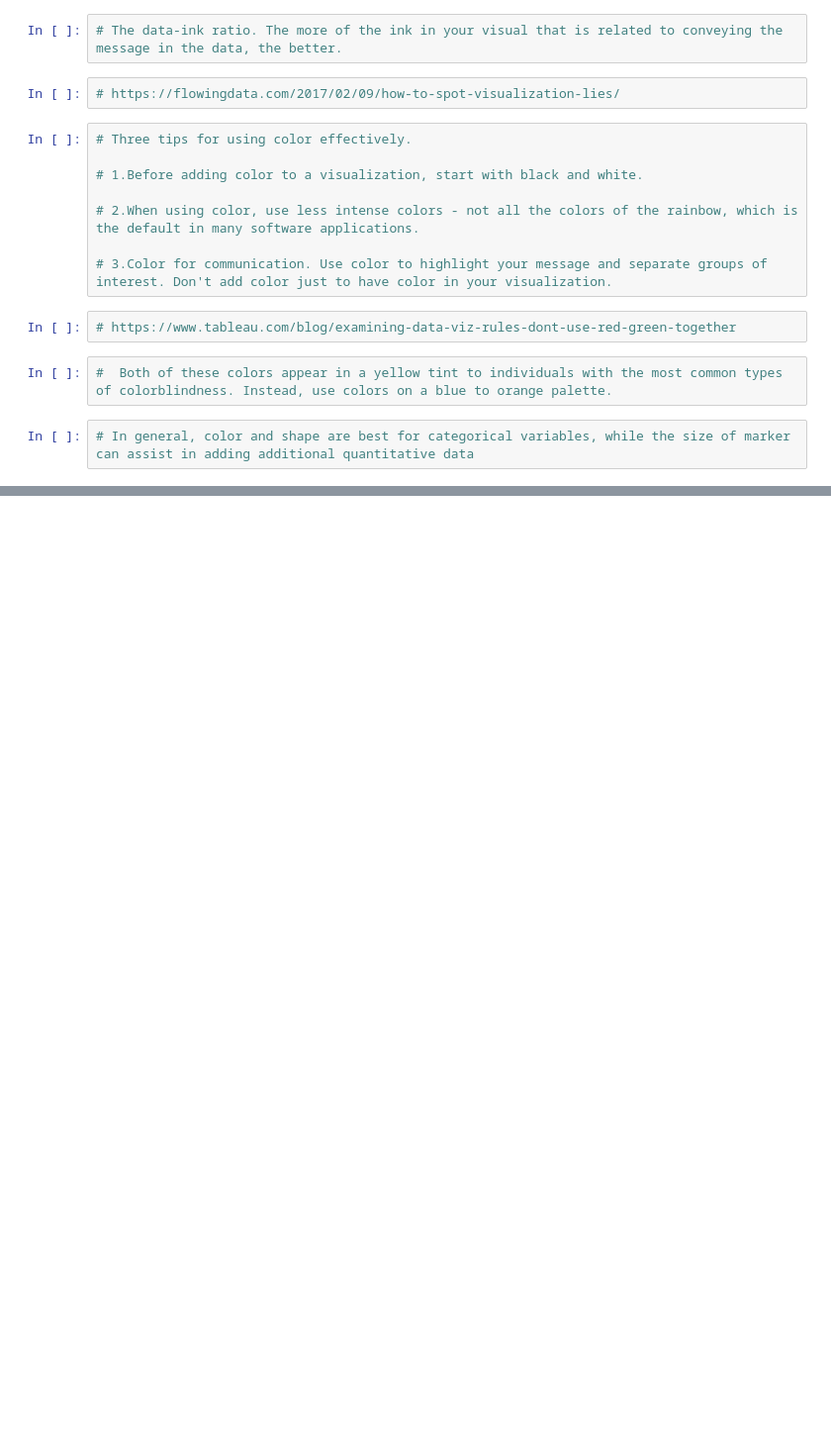
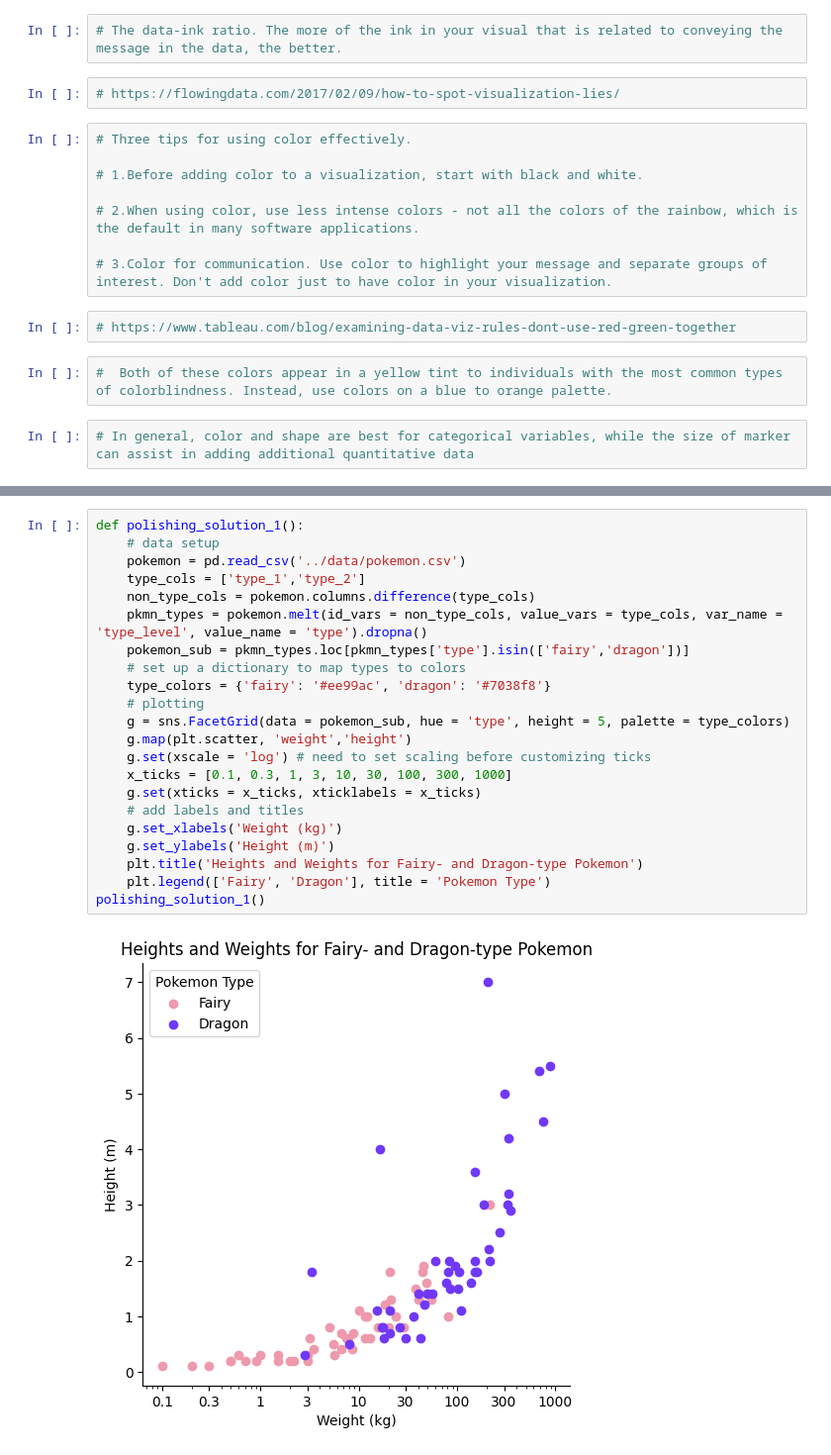
Before and after one commit to PotapenkoOleg/ai-notebooks, a Jupyter notebook: ai_notebooks/matplotlib/matploylib0.ipynb, the cells around one changed output, grey strips where cells are left out. Shown at 99% size. Saved outputs shown, nothing was run; the diff lists cells and outputs as text; blank space fills up the shorter version.

```diff
--- a/ai_notebooks/matplotlib/matploylib0.ipynb
+++ b/ai_notebooks/matplotlib/matploylib0.ipynb
@@ -68,0 +120,24 @@ import seaborn as sns
+# %%
+def polishing_solution_1():
+    # data setup
+    pokemon = pd.read_csv('../data/pokemon.csv')
+    type_cols = ['type_1','type_2']
+    non_type_cols = pokemon.columns.difference(type_cols)
+    pkmn_types = pokemon.melt(id_vars = non_type_cols, value_vars = type_cols, var_name = 'type_level', value_name = 'type').dropna()
+    pokemon_sub = pkmn_types.loc[pkmn_types['type'].isin(['fairy','dragon'])]
+    # set up a dictionary to map types to colors
+    type_colors = {'fairy': '#ee99ac', 'dragon': '#7038f8'}
+    # plotting
+    g = sns.FacetGrid(data = pokemon_sub, hue = 'type', height = 5, palette = type_colors)
+    g.map(plt.scatter, 'weight','height')
+    g.set(xscale = 'log') # need to set scaling before customizing ticks
+    x_ticks = [0.1, 0.3, 1, 3, 10, 30, 100, 300, 1000]
+    g.set(xticks = x_ticks, xticklabels = x_ticks)
+    # add labels and titles
+    g.set_xlabels('Weight (kg)')
+    g.set_ylabels('Height (m)')
+    plt.title('Heights and Weights for Fairy- and Dragon-type Pokemon')
+    plt.legend(['Fairy', 'Dragon'], title = 'Pokemon Type')
+polishing_solution_1()
+# %% [output]
+[figure, added]
```
Also changed, not shown: parts of 9 cells of this notebook, 10 other files.
